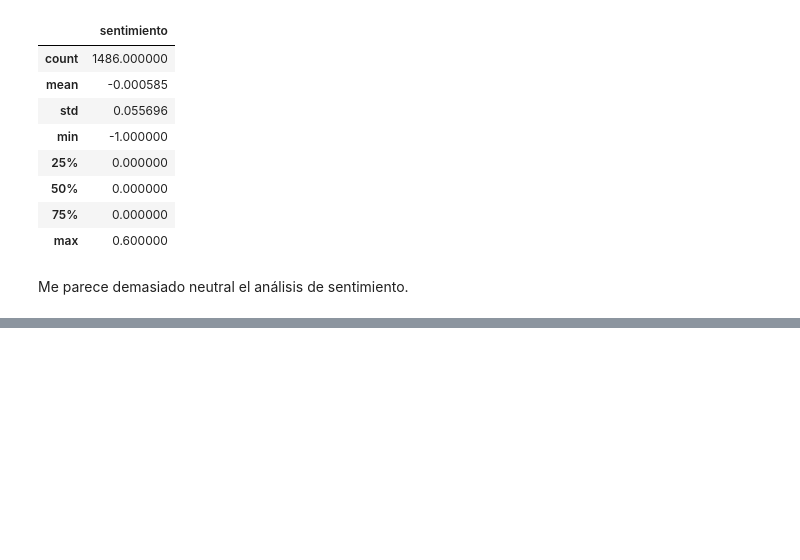
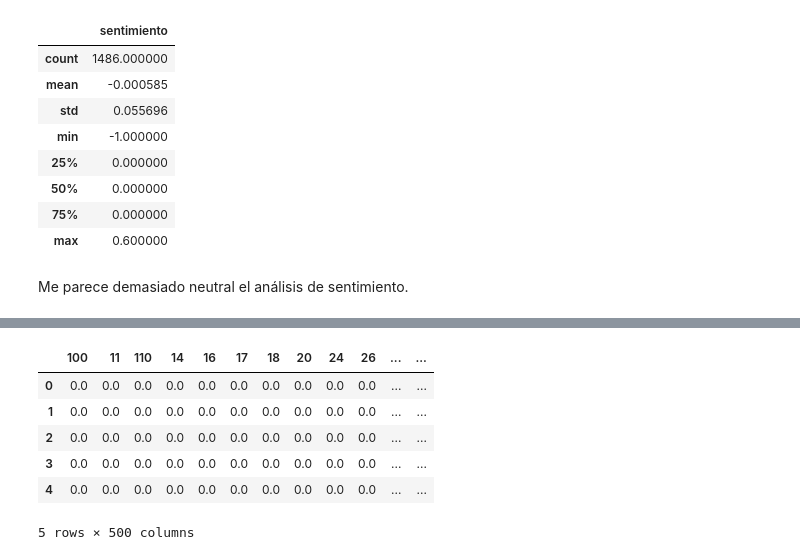
Before and after one commit to innovation-hard/deepLearnPproyFin, a Jupyter notebook: deepLearnProyFin.ipynb, the cells around one changed output, grey strips where cells are left out. Saved outputs shown, nothing was run; the diff lists cells and outputs as text; code cells hidden in the pictures; blank space fills up the shorter version.

```diff
--- a/deepLearnProyFin.ipynb
+++ b/deepLearnProyFin.ipynb
@@ -171,0 +200,8 @@ To download the necessary data, simply run
+# %%
+sia = SentimentIntensityAnalyzer()
+
+def sentimiento_vader(text):
+    scores = sia.polarity_scores(text)
+    return scores['compound']  # Devuelve el puntaje general de sentimiento
+
+df['sentimientoVader'] = df['subtitulo'].apply(sentimiento_vader)
@@ -171,0 +297,11 @@ To download the necessary data, simply run
+# %%
+# Mostrar las primeras filas del DataFrame resultante
+tfidf_df.head()
+# %% [output]
+|  | 100 | 11 | 110 | 14 | 16 | 17 | 18 | 20 | 24 | 26 | ... | ... |
+| 0 | 0.0 | 0.0 | 0.0 | 0.0 | 0.0 | 0.0 | 0.0 | 0.0 | 0.0 | 0.0 | ... | ... |
+| 1 | 0.0 | 0.0 | 0.0 | 0.0 | 0.0 | 0.0 | 0.0 | 0.0 | 0.0 | 0.0 | ... | ... |
+| 2 | 0.0 | 0.0 | 0.0 | 0.0 | 0.0 | 0.0 | 0.0 | 0.0 | 0.0 | 0.0 | ... | ... |
+| 3 | 0.0 | 0.0 | 0.0 | 0.0 | 0.0 | 0.0 | 0.0 | 0.0 | 0.0 | 0.0 | ... | ... |
+| 4 | 0.0 | 0.0 | 0.0 | 0.0 | 0.0 | 0.0 | 0.0 | 0.0 | 0.0 | 0.0 | ... | ... |
+5 rows × 500 columns
```
Also changed, not shown: parts of 28 cells of this notebook, 1 other file.
